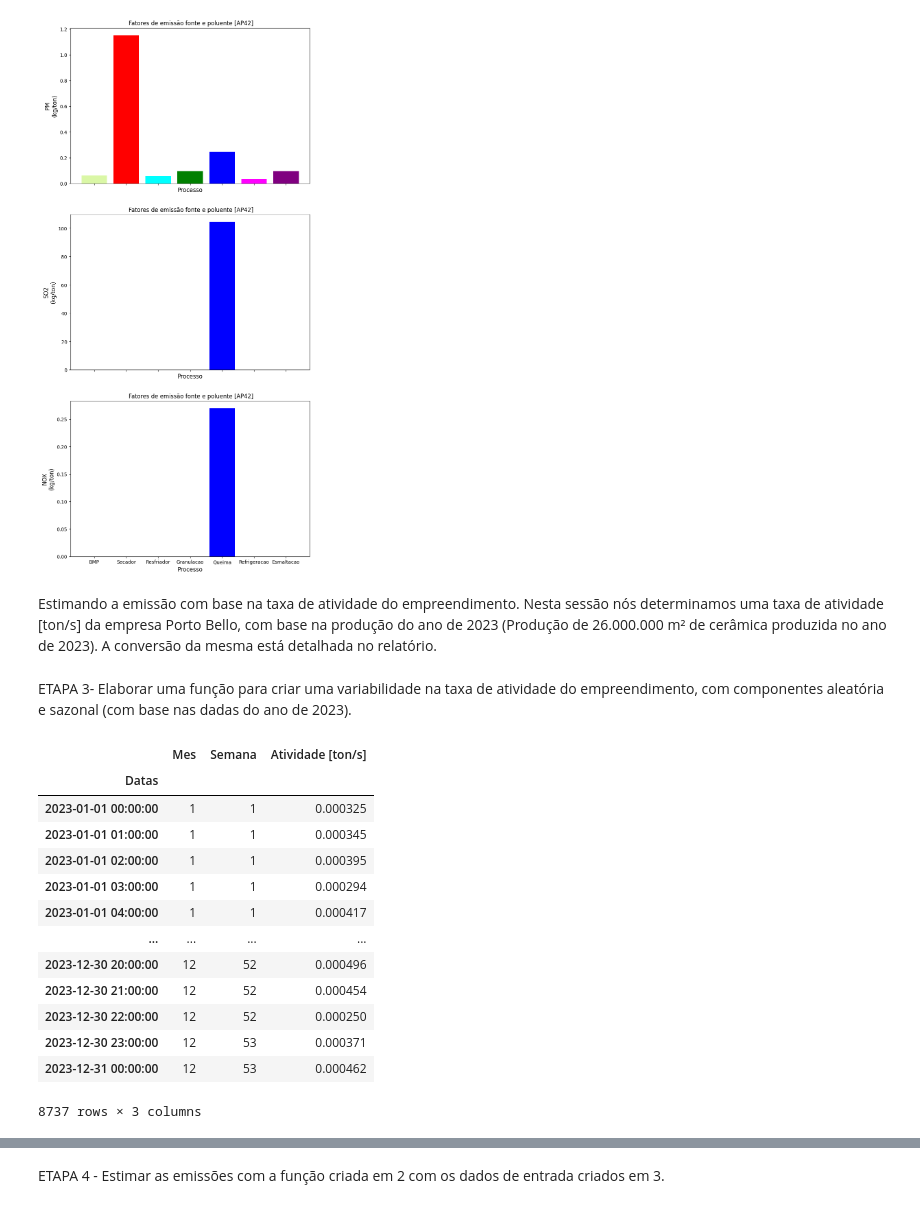
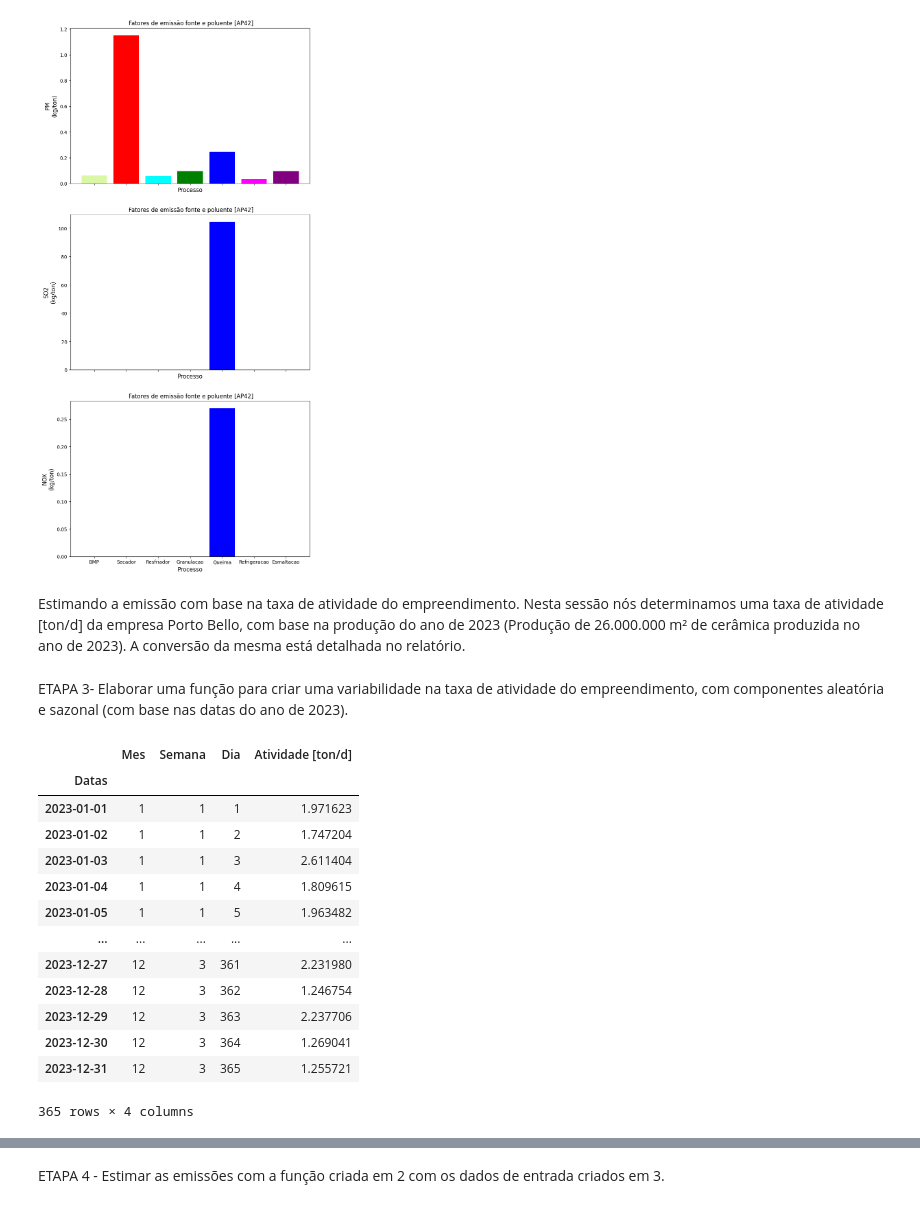
Before and after one commit to mariliameister/ENS5173_202401, a Jupyter notebook: trabalho_etapa01.ipynb, the cells around one changed output, grey strips where cells are left out. Saved outputs shown, nothing was run; the diff lists cells and outputs as text; code cells hidden in the pictures.

```diff
--- a/trabalho_etapa01.ipynb
+++ b/trabalho_etapa01.ipynb
@@ -68,68 +68,71 @@ fig.savefig(cwd+'\\figures\\barplot_fatorEmiss.png')
 [figure]
 # %% [markdown]
 Estimando a emissão com base na taxa de atividade do empreendimento.
-Nesta sessão nós determinamos uma taxa de atividade [ton/s] da empresa Porto Bello, com base na produção do ano de 2023
+Nesta sessão nós determinamos uma taxa de atividade [ton/d] da empresa Porto Bello, com base na produção do ano de 2023
 (Produção de 26.000.000 m² de cerâmica produzida no ano de 2023). A conversão da mesma está detalhada no relatório.
 # %%
-# Definindo a taxa de atividade em [ton/s]
-ativ = 0.000717948
+# Definindo a taxa de atividade em [ton/d]
+ativ = 1489
 
 #Definindo a função para a estimativa da emissão, essa sera usada novamente na etapa 4
-#Multiplicando as colunas de fe [kg/ton] pela atividade [ton/s]
-emissao_mp = (fe['PM']*ativ)*1000     # [g/s]
-emissao_so2 = (fe['SO2']*ativ)*1000   # [g/s]
-emissao_nox = (fe['NOX']*ativ)*1000  # [g/s]
+#Multiplicando as colunas de fe [kg/ton] pela atividade [ton/d]
+emissao_mp = (fe['PM']*ativ)*1000     #  [kg/ton]*[ton/d]*1000 = [g/d]
+emissao_so2 = (fe['SO2']*ativ)*1000   # [kg/ton]*[ton/s]*1000 = [g/d]
+emissao_nox = (fe['NOX']*ativ)*1000  # [kg/ton]*[ton/s]*1000 = [g/d]
 # %% [markdown]
 ETAPA 3- Elaborar uma função para criar uma variabilidade na taxa de atividade do empreendimento, com
-componentes aleatória e sazonal (com base nas dadas do ano de 2023).
+componentes aleatória e sazonal (com base nas datas do ano de 2023).
 # %%
 #Nesta seção é criado um DataFrame com frequencia horária e a variabilidade da taxa do empreendimento
 import pandas as pd
 import numpy as np
 
-# Criando um intervalo de datas de 2023 com resolução horária
-Datas = pd.date_range(start='2023-01-01', end='2023-12-31', freq='h')
+# Criando um intervalo de datas de 2023 com resolução diária
+Datas = pd.date_range(start='2023-01-01', end='2023-12-31', freq='D')
 
 # Criando um DataFrame com as datas
 df = pd.DataFrame({'Datas': Datas})
 
 # Extrair os meses das datas e adicioná-los como uma nova coluna no DataFrame
 df['Mes'] = df['Datas'].dt.month
 
 # Extrair os semanas das datas e adicioná-los como uma nova coluna no DataFrame
 # Criando valor da semana
 sem = np.full(len(df),1)
 for i in range(167,8760,168):
     sem[i:] += 1
 df['Semana'] = sem
+#criar um array de 1 a 365 e colocar igual a df['Dia']
+df['Dia'] = df['Datas'].dt.dayofyear
 
 # Criando vetor de valores aleatórios
 import numpy as np
-atvMax = ativ*0.7        #[ton/s] (Considerou-se que a atvMax é 70% da atividade total anteriormente definida)
-atvMin = ativ*0.3        #[ton/s] (Considerou-se que a atvMin é 30% da atividade total anteriormente definida)
+atvMed = ativ/365           # Dividrir a taxa de atividade que está em [ton/d] por 365, ressulta na atividade média diária no ano de 2023
+atvMax = atvMed*0.70        #[ton/d] (Considerou-se que a atvMax é 110%  da atvMed)
+atvMin = atvMed*0.30        #[ton/d] (Considerou-se que a atvMin é 90%  da atvMed)
 
 # Extraindo o número de linhas/número de datas
 n = df.shape[0]
 
 # Criando atividade aleatória
 ativ_ale = (atvMax - atvMin)*np.random.rand(n) + atvMin
-df['Atividade [ton/s]'] = ativ_ale   #[ton/s]
+df['Atividade [ton/d]'] = ativ_ale   #[ton/d]
 
 # Mostrar o DataFrame resultante
 df.set_index('Datas',inplace=True)
 display(df)
 # %% [output]
-|  | Mes | Semana | Atividade [ton/s] |
-| Datas |  |  |  |
-| 2023-01-01 00:00:00 | 1 | 1 | 0.000325 |
-| 2023-01-01 01:00:00 | 1 | 1 | 0.000345 |
-| 2023-01-01 02:00:00 | 1 | 1 | 0.000395 |
-| 2023-01-01 03:00:00 | 1 | 1 | 0.000294 |
-| 2023-01-01 04:00:00 | 1 | 1 | 0.000417 |
-| ... | ... | ... | ... |
-| 2023-12-30 20:00:00 | 12 | 52 | 0.000496 |
-| 2023-12-30 21:00:00 | 12 | 52 | 0.000454 |
-| 2023-12-30 22:00:00 | 12 | 52 | 0.000250 |
-| 2023-12-30 23:00:00 | 12 | 53 | 0.000371 |
-| 2023-12-31 00:00:00 | 12 | 53 | 0.000462 |
+|  | Mes | Semana | Dia | Atividade [ton/d] |
+| Datas |  |  |  |  |
+| 2023-01-01 | 1 | 1 | 1 | 1.971623 |
+| 2023-01-02 | 1 | 1 | 2 | 1.747204 |
+| 2023-01-03 | 1 | 1 | 3 | 2.611404 |
+| 2023-01-04 | 1 | 1 | 4 | 1.809615 |
+| 2023-01-05 | 1 | 1 | 5 | 1.963482 |
+| ... | ... | ... | ... | ... |
+| 2023-12-27 | 12 | 3 | 361 | 2.231980 |
+| 2023-12-28 | 12 | 3 | 362 | 1.246754 |
+| 2023-12-29 | 12 | 3 | 363 | 2.237706 |
+| 2023-12-30 | 12 | 3 | 364 | 1.269041 |
+| 2023-12-31 | 12 | 3 | 365 | 1.255721 |
-8737 rows × 3 columns
+365 rows × 4 columns
```
Also changed, not shown: parts of 5 cells of this notebook, 1 other file.
